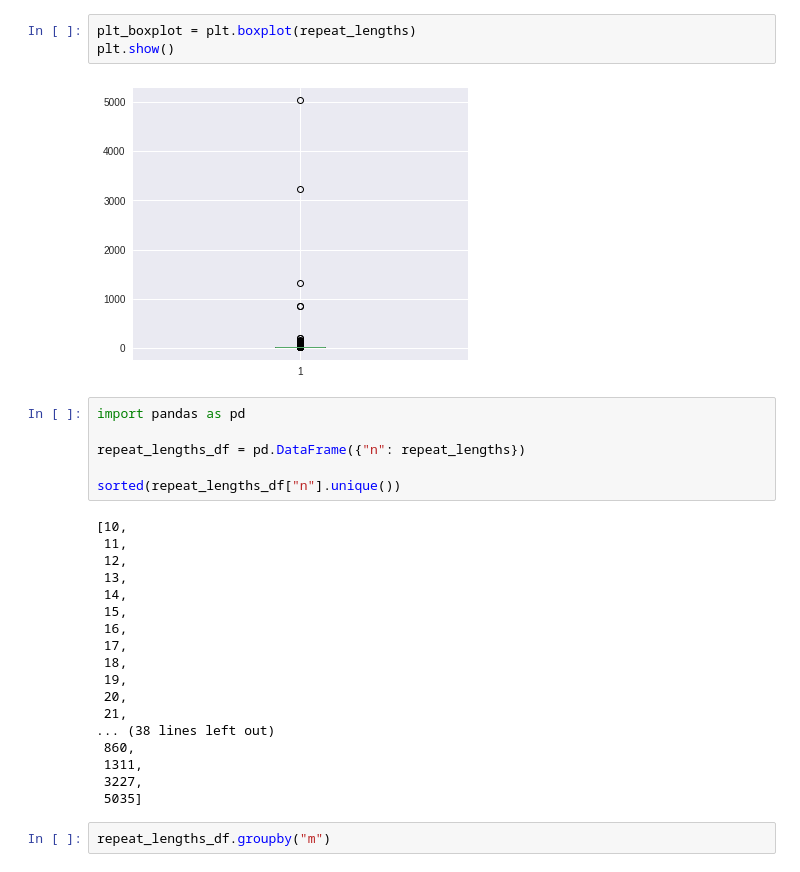
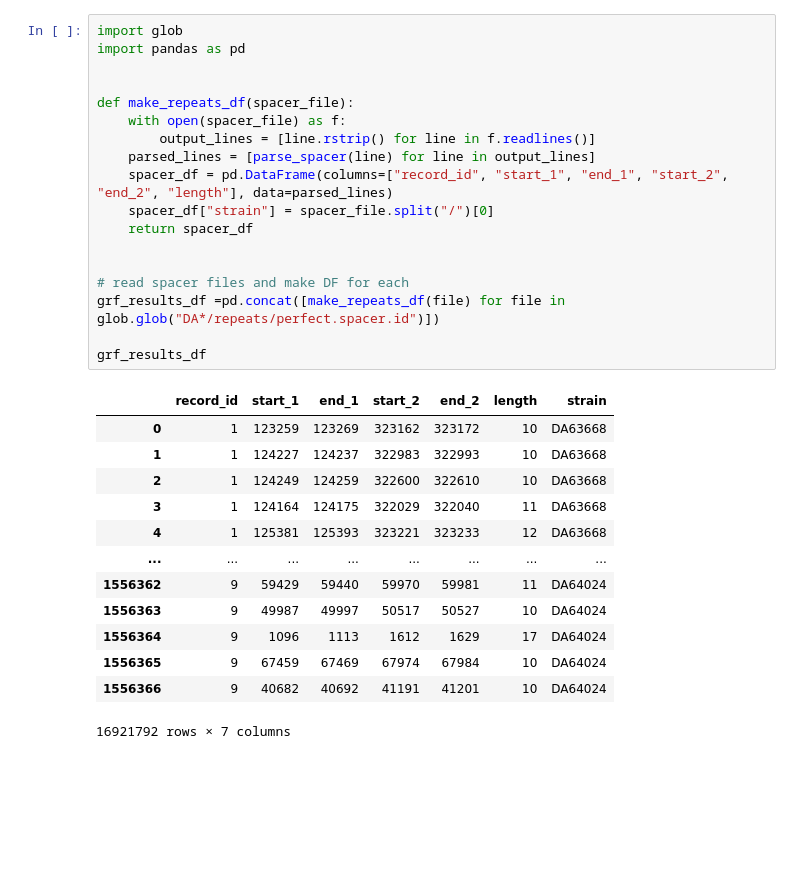
Before and after one commit to andrewgull/HeteroR, a Jupyter notebook: notebooks/repeats_summary.ipynb, the cells around one changed output. Cells and saved outputs as stored; diff of their text form; blank space fills up the shorter version.

```diff
--- a/notebooks/repeats_summary.ipynb
+++ b/notebooks/repeats_summary.ipynb
@@ -44,31 +20,32 @@ plt.savefig("/home/andrei/Data/HeteroR/test_dir/GRF/DA62886_repeat_length_histog
-# %%
-plt_boxplot = plt.boxplot(repeat_lengths)
-plt.show()
-# %% [output]
-[figure, removed]
-# %%
-import pandas as pd
-
-repeat_lengths_df = pd.DataFrame({"n": repeat_lengths})
-
-sorted(repeat_lengths_df["n"].unique())
-# %% [output]
-[10,
- 11,
- 12,
- 13,
- 14,
- 15,
- 16,
- 17,
- 18,
- 19,
- 20,
- 21,
-... (38 lines left out)
- 860,
- 1311,
- 3227,
- 5035]
-# %%
-repeat_lengths_df.groupby("m")
+# %%
+import glob
+import pandas as pd
+
+
+def make_repeats_df(spacer_file):
+    with open(spacer_file) as f:
+        output_lines = [line.rstrip() for line in f.readlines()]
+    parsed_lines = [parse_spacer(line) for line in output_lines]
+    spacer_df = pd.DataFrame(columns=["record_id", "start_1", "end_1", "start_2", "end_2", "length"], data=parsed_lines)
+    spacer_df["strain"] = spacer_file.split("/")[0]
+    return spacer_df
+
+
+# read spacer files and make DF for each
+grf_results_df =pd.concat([make_repeats_df(file) for file in glob.glob("DA*/repeats/perfect.spacer.id")])
+
+grf_results_df
+# %% [output]
+|  | record_id | start_1 | end_1 | start_2 | end_2 | length | strain |
+| 0 | 1 | 123259 | 123269 | 323162 | 323172 | 10 | DA63668 |
+| 1 | 1 | 124227 | 124237 | 322983 | 322993 | 10 | DA63668 |
+| 2 | 1 | 124249 | 124259 | 322600 | 322610 | 10 | DA63668 |
+| 3 | 1 | 124164 | 124175 | 322029 | 322040 | 11 | DA63668 |
+| 4 | 1 | 125381 | 125393 | 323221 | 323233 | 12 | DA63668 |
+| ... | ... | ... | ... | ... | ... | ... | ... |
+| 1556362 | 9 | 59429 | 59440 | 59970 | 59981 | 11 | DA64024 |
+| 1556363 | 9 | 49987 | 49997 | 50517 | 50527 | 10 | DA64024 |
+| 1556364 | 9 | 1096 | 1113 | 1612 | 1629 | 17 | DA64024 |
+| 1556365 | 9 | 67459 | 67469 | 67974 | 67984 | 10 | DA64024 |
+| 1556366 | 9 | 40682 | 40692 | 41191 | 41201 | 10 | DA64024 |
+16921792 rows × 7 columns
```
Also changed, not shown: parts of 13 cells of this notebook.
